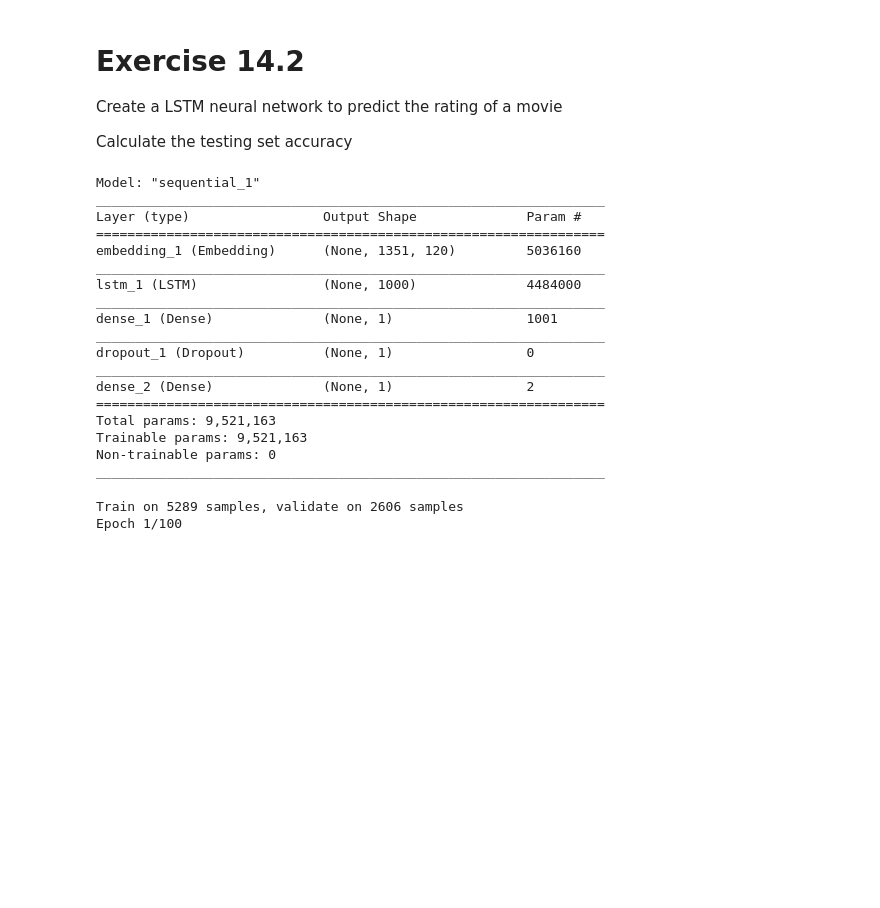
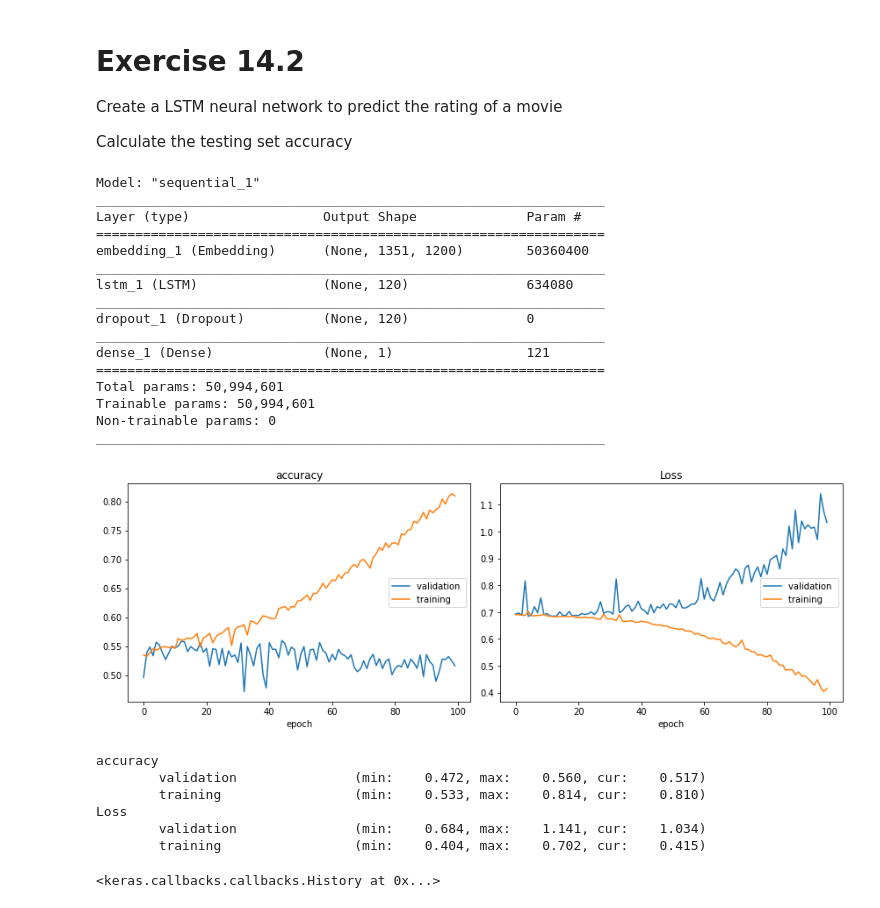
Before and after one commit to sergiomora03/NLP-Natural-Language-Processing, a Jupyter notebook: Excercises/E14_LSTM.ipynb, the cells around one changed output. Drawn from its saved outputs; the diff is of its cells as text; code cells hidden in the pictures; blank space fills up the shorter version.

```diff
--- a/Excercises/E14_LSTM.ipynb
+++ b/Excercises/E14_LSTM.ipynb
@@ -189,9 +189,9 @@ K.clear_session()
 
 model = Sequential()
 
-model.add(Embedding(len(vocabulary) + 1, 120, input_length=max_plot_len))
-model.add(LSTM(1000)
-model.add(Dropout(0.5))
+model.add(Embedding(len(vocabulary), 1200, input_length=max_plot_len))
+model.add(LSTM(120))
+model.add(Dropout(0.1))
 model.add(Dense(1, activation='sigmoid', use_bias=True))
 
 model.compile(loss='binary_crossentropy', optimizer='RMSprop', metrics=['accuracy'])
@@ -202,36 +202,40 @@ Model: "sequential_1"
 _________________________________________________________________
 Layer (type)                 Output Shape              Param #
 =================================================================
-embedding_1 (Embedding)      (None, 1351, 120)         5036160
+embedding_1 (Embedding)      (None, 1351, 1200)        50360400
 _________________________________________________________________
-lstm_1 (LSTM)                (None, 1000)              4484000
+lstm_1 (LSTM)                (None, 120)               634080
 _________________________________________________________________
-dense_1 (Dense)              (None, 1)                 1001
+dropout_1 (Dropout)          (None, 120)               0
 _________________________________________________________________
-dropout_1 (Dropout)          (None, 1)                 0
-_________________________________________________________________
-dense_2 (Dense)              (None, 1)                 2
+dense_1 (Dense)              (None, 1)                 121
 =================================================================
-Total params: 9,521,163
-Trainable params: 9,521,163
+Total params: 50,994,601
+Trainable params: 50,994,601
 Non-trainable params: 0
 _________________________________________________________________
 # %%
 fBestModel = 'best_model.h5'
-early_stop = EarlyStopping(monitor='auc', patience=2, verbose=1)
+early_stop = EarlyStopping(monitor='accuracy', patience=2, verbose=1)
 best_model = ModelCheckpoint(fBestModel, verbose=1, save_best_only=True)
 
 
 model.fit(X_train, y_train,
           validation_data=[X_test, y_test],
-          class_weight='auto',
+          class_weight='balanced',
           epochs=100,
-          batch_size=4000,
+          batch_size=528,
           verbose = 1,
           #validation_split=0.3,
           callbacks=[best_model, early_stop, PlotLossesKeras()])
 # %% [output]
+[figure, added]
-Train on 5289 samples, validate on 2606 samples
-Epoch 1/100
+accuracy
+        validation               (min:    0.472, max:    0.560, cur:    0.517)
+        training                 (min:    0.533, max:    0.814, cur:    0.810)
+Loss
+        validation               (min:    0.684, max:    1.141, cur:    1.034)
+        training                 (min:    0.404, max:    0.702, cur:    0.415)
+<keras.callbacks.callbacks.History at 0x...>
 # %%
 y_pred_genres = model.predict_proba(X_test, verbose=1)
```
Also changed, not shown: parts of 6 cells of this notebook.
